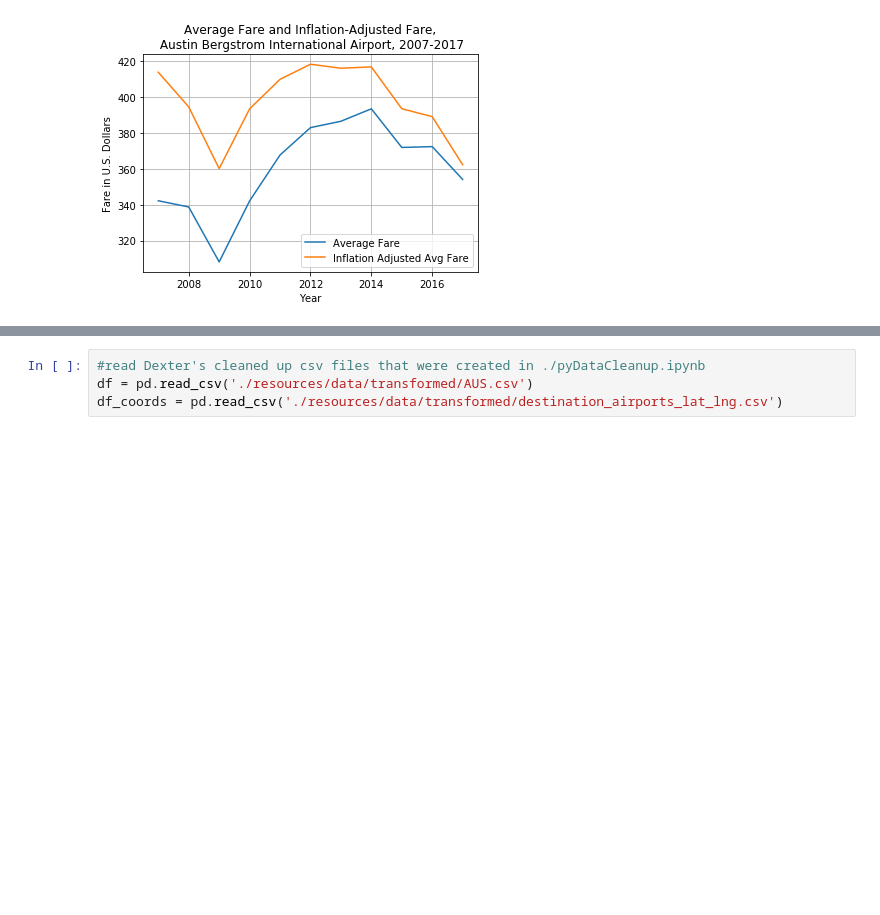
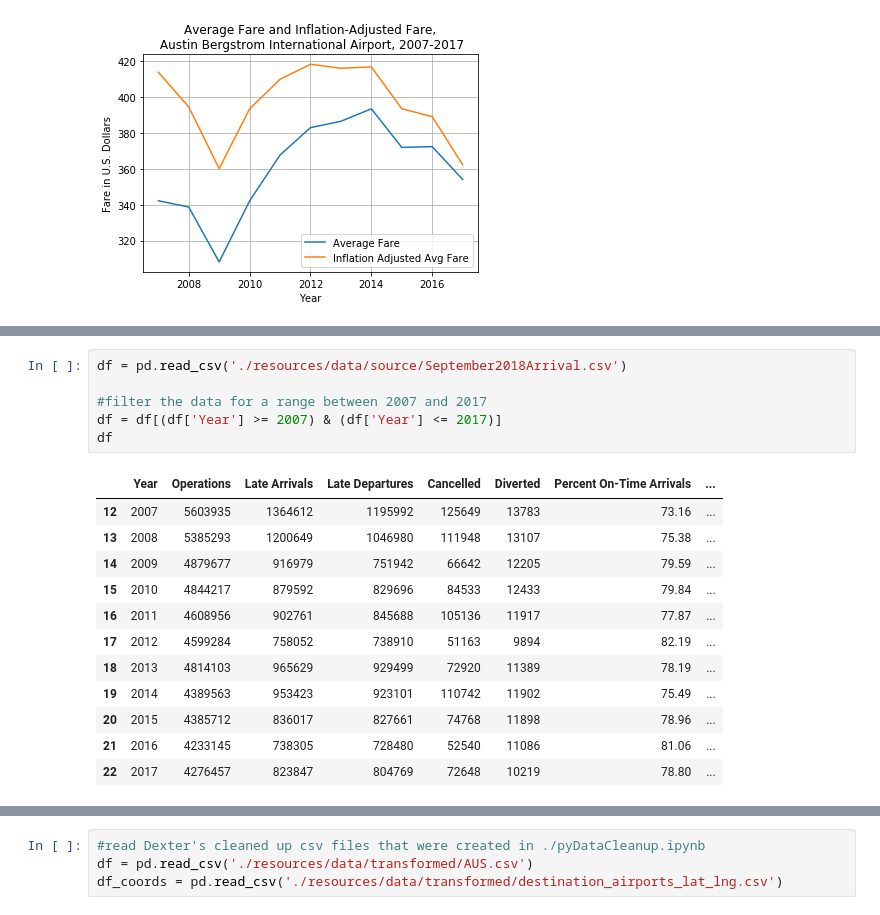
Before and after one commit to ddcruz/project-1, a Jupyter notebook: pyAUS.ipynb, the cells around one changed output, grey strips where cells are left out. Cells and saved outputs as stored; diff of their text form; blank space fills up the shorter version.

```diff
--- a/pyAUS.ipynb
+++ b/pyAUS.ipynb
@@ -49,0 +77,19 @@ plt.show
+# %%
+df = pd.read_csv('./resources/data/source/September2018Arrival.csv')
+
+#filter the data for a range between 2007 and 2017
+df = df[(df['Year'] >= 2007) & (df['Year'] <= 2017)]
+df
+# %% [output]
+|  | Year | Operations | Late Arrivals | Late Departures | Cancelled | Diverted | Percent On-Time Arrivals | ... |
+| 12 | 2007 | 5603935 | 1364612 | 1195992 | 125649 | 13783 | 73.16 | ... |
+| 13 | 2008 | 5385293 | 1200649 | 1046980 | 111948 | 13107 | 75.38 | ... |
+| 14 | 2009 | 4879677 | 916979 | 751942 | 66642 | 12205 | 79.59 | ... |
+| 15 | 2010 | 4844217 | 879592 | 829696 | 84533 | 12433 | 79.84 | ... |
+| 16 | 2011 | 4608956 | 902761 | 845688 | 105136 | 11917 | 77.87 | ... |
+| 17 | 2012 | 4599284 | 758052 | 738910 | 51163 | 9894 | 82.19 | ... |
+| 18 | 2013 | 4814103 | 965629 | 929499 | 72920 | 11389 | 78.19 | ... |
+| 19 | 2014 | 4389563 | 953423 | 923101 | 110742 | 11902 | 75.49 | ... |
+| 20 | 2015 | 4385712 | 836017 | 827661 | 74768 | 11898 | 78.96 | ... |
+| 21 | 2016 | 4233145 | 738305 | 728480 | 52540 | 11086 | 81.06 | ... |
+| 22 | 2017 | 4276457 | 823847 | 804769 | 72648 | 10219 | 78.80 | ... |
```
Also changed, not shown: parts of 6 cells of this notebook, 17 other files.
